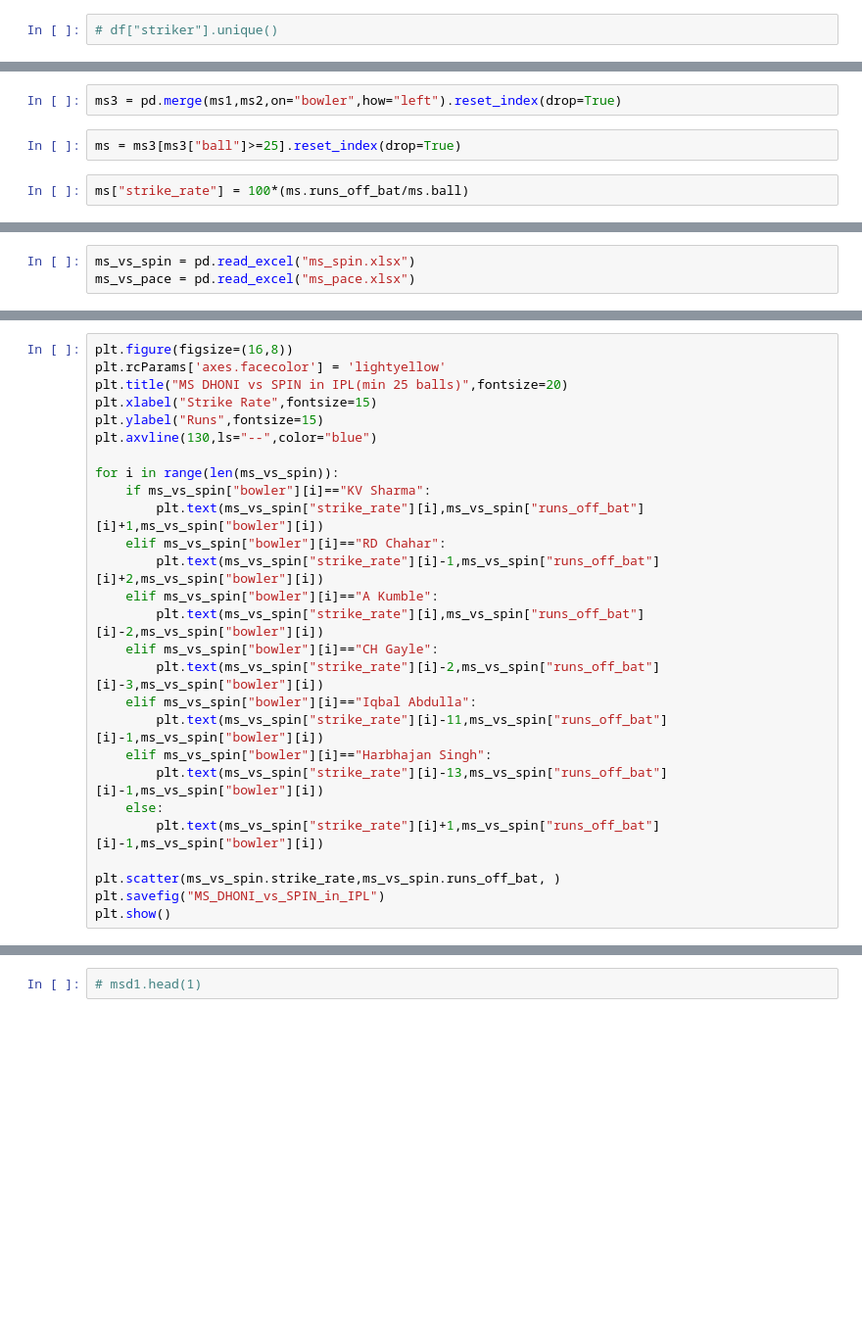
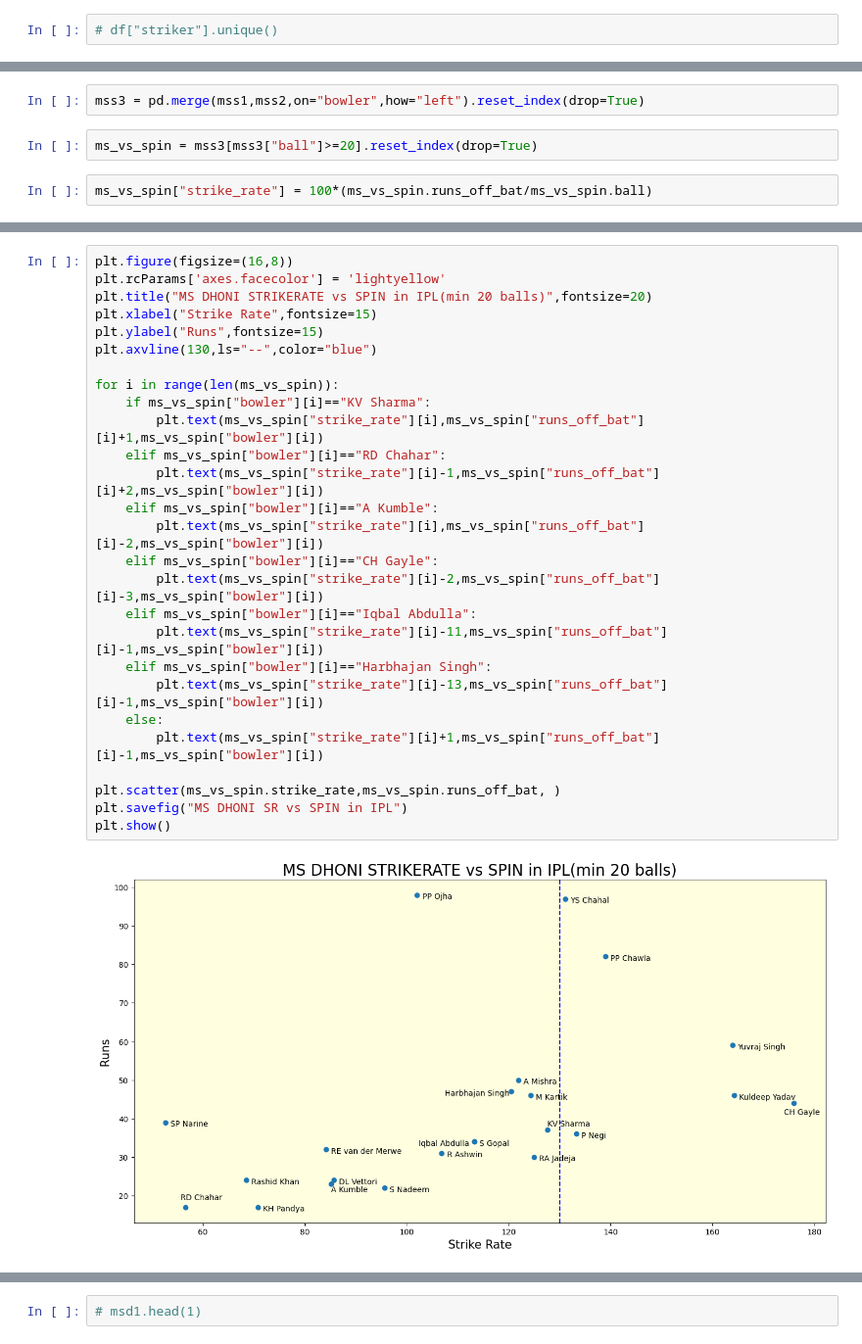
Before and after one commit to JaydeepGajera18/ACA-Masterclass_Assignments, a Jupyter notebook: Case Study - MS DHONI.ipynb, the cells around one changed output, grey strips where cells are left out. Shown: that part at 98% size. Saved outputs shown, nothing was run; the diff lists cells and outputs as text; blank space fills up the shorter version.

```diff
--- a/Case Study - MS DHONI.ipynb
+++ b/Case Study - MS DHONI.ipynb
@@ -40,6 +53,6 @@ ms2 = pd.DataFrame(ms2).reset_index()
 # %%
-ms3 = pd.merge(ms1,ms2,on="bowler",how="left").reset_index(drop=True)
+mss3 = pd.merge(mss1,mss2,on="bowler",how="left").reset_index(drop=True)
 # %%
-ms = ms3[ms3["ball"]>=25].reset_index(drop=True)
+ms_vs_spin = mss3[mss3["ball"]>=20].reset_index(drop=True)
 # %%
-ms["strike_rate"] = 100*(ms.runs_off_bat/ms.ball)
+ms_vs_spin["strike_rate"] = 100*(ms_vs_spin.runs_off_bat/ms_vs_spin.ball)
@@ -48,3 +58,0 @@ ms.to_excel("dhoni.xlsx")
-# %%
-ms_vs_spin = pd.read_excel("ms_spin.xlsx")
-ms_vs_pace = pd.read_excel("ms_pace.xlsx")
@@ -51,27 +61,29 @@ ms_vs_pace = pd.read_excel("ms_pace.xlsx")
 # %%
 plt.figure(figsize=(16,8))
 plt.rcParams['axes.facecolor'] = 'lightyellow'
-plt.title("MS DHONI vs SPIN in IPL(min 25 balls)",fontsize=20)
+plt.title("MS DHONI STRIKERATE vs SPIN in IPL(min 20 balls)",fontsize=20)
 plt.xlabel("Strike Rate",fontsize=15)
 plt.ylabel("Runs",fontsize=15)
 plt.axvline(130,ls="--",color="blue")
 
 for i in range(len(ms_vs_spin)):
     if ms_vs_spin["bowler"][i]=="KV Sharma":
         plt.text(ms_vs_spin["strike_rate"][i],ms_vs_spin["runs_off_bat"][i]+1,ms_vs_spin["bowler"][i])
     elif ms_vs_spin["bowler"][i]=="RD Chahar":
         plt.text(ms_vs_spin["strike_rate"][i]-1,ms_vs_spin["runs_off_bat"][i]+2,ms_vs_spin["bowler"][i])
     elif ms_vs_spin["bowler"][i]=="A Kumble":
         plt.text(ms_vs_spin["strike_rate"][i],ms_vs_spin["runs_off_bat"][i]-2,ms_vs_spin["bowler"][i])
     elif ms_vs_spin["bowler"][i]=="CH Gayle":
         plt.text(ms_vs_spin["strike_rate"][i]-2,ms_vs_spin["runs_off_bat"][i]-3,ms_vs_spin["bowler"][i])
     elif ms_vs_spin["bowler"][i]=="Iqbal Abdulla":
         plt.text(ms_vs_spin["strike_rate"][i]-11,ms_vs_spin["runs_off_bat"][i]-1,ms_vs_spin["bowler"][i])
     elif ms_vs_spin["bowler"][i]=="Harbhajan Singh":
         plt.text(ms_vs_spin["strike_rate"][i]-13,ms_vs_spin["runs_off_bat"][i]-1,ms_vs_spin["bowler"][i])
     else:
         plt.text(ms_vs_spin["strike_rate"][i]+1,ms_vs_spin["runs_off_bat"][i]-1,ms_vs_spin["bowler"][i])
 
 plt.scatter(ms_vs_spin.strike_rate,ms_vs_spin.runs_off_bat, )
-plt.savefig("MS_DHONI_vs_SPIN_in_IPL")
+plt.savefig("MS DHONI SR vs SPIN in IPL")
 plt.show()
+# %% [output]
+[figure, added]
```
Also changed, not shown: parts of 92 cells of this notebook, 11 other files.
